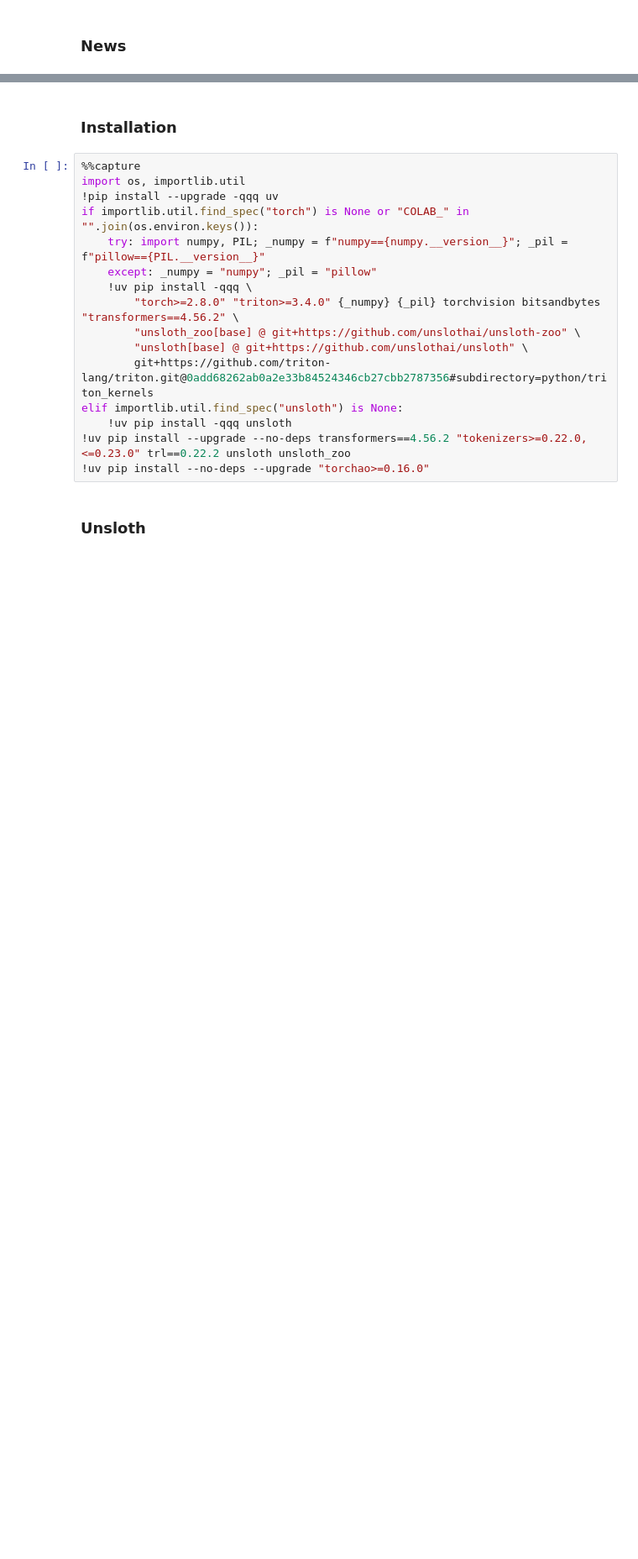
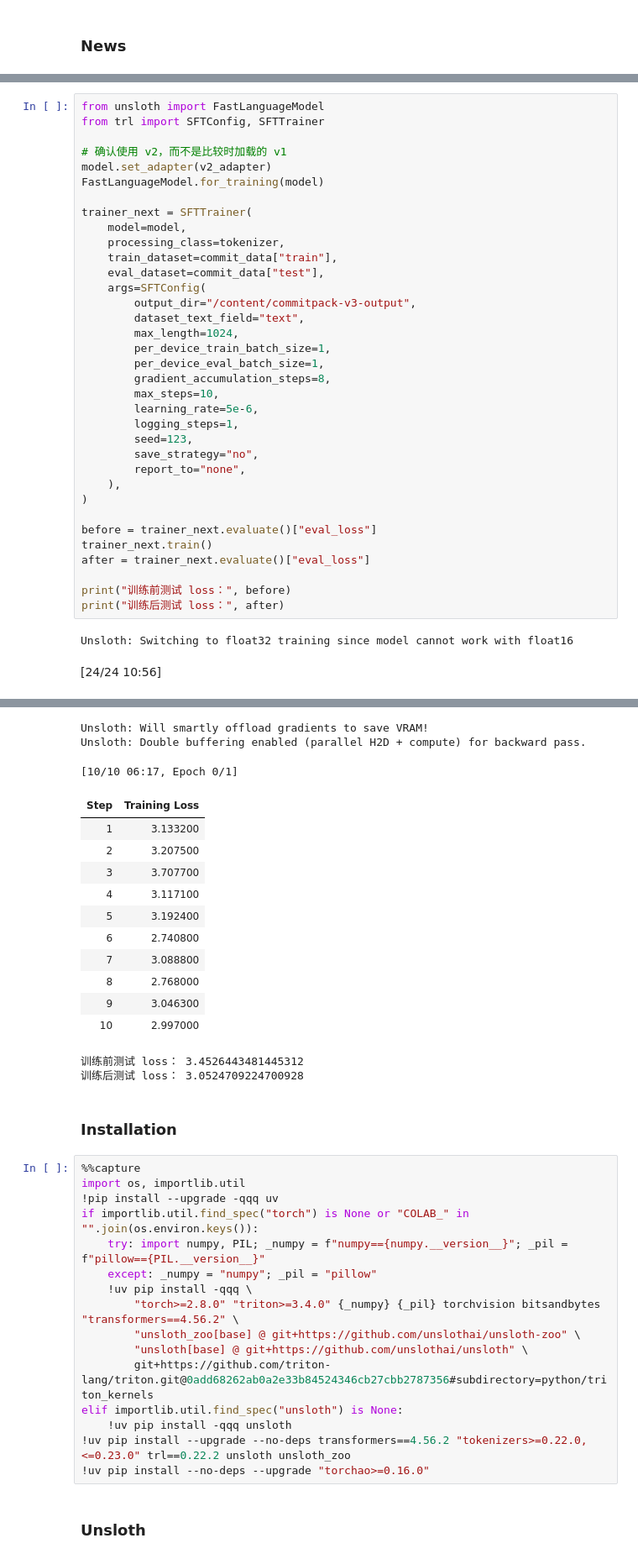
Before and after one commit to MWell281/AI-Training, a Jupyter notebook: nb/gpt-oss-(20B)-Fine-tuning.ipynb, the cells around one changed output, grey strips where cells are left out. Shown at 84% size. Saved outputs shown, nothing was run; the diff lists cells and outputs as text; blank space fills up the shorter version.

```diff
--- a/nb/gpt-oss-(20B)-Fine-tuning.ipynb
+++ b/nb/gpt-oss-(20B)-Fine-tuning.ipynb
@@ -27,0 +413,38 @@ Visit our docs for all our [model uploads](https://unsloth.ai/docs/get-started/u
+# %%
+from unsloth import FastLanguageModel
+from trl import SFTConfig, SFTTrainer
+
+# 确认使用 v2，而不是比较时加载的 v1
+model.set_adapter(v2_adapter)
+FastLanguageModel.for_training(model)
+
+trainer_next = SFTTrainer(
+    model=model,
+    processing_class=tokenizer,
+    train_dataset=commit_data["train"],
+    eval_dataset=commit_data["test"],
+    args=SFTConfig(
+        output_dir="/content/commitpack-v3-output",
+        dataset_text_field="text",
+        max_length=1024,
+        per_device_train_batch_size=1,
+        per_device_eval_batch_size=1,
+        gradient_accumulation_steps=8,
+        max_steps=10,
+        learning_rate=5e-6,
+        logging_steps=1,
+        seed=123,
+        save_strategy="no",
+        report_to="none",
+    ),
+)
+
+before = trainer_next.evaluate()["eval_loss"]
+trainer_next.train()
+after = trainer_next.evaluate()["eval_loss"]
+
+print("训练前测试 loss：", before)
+print("训练后测试 loss：", after)
+# %% [output]
+Unsloth: Switching to float32 training since model cannot work with float16
+[24/24 10:56]
@@ -28,3 +456,19 @@ Visit our docs for all our [model uploads](https://unsloth.ai/docs/get-started/u
+Unsloth: Will smartly offload gradients to save VRAM!
+Unsloth: Double buffering enabled (parallel H2D + compute) for backward pass.
+[10/10 06:17, Epoch 0/1]
+| Step | Training Loss |
+| 1 | 3.133200 |
+| 2 | 3.207500 |
+| 3 | 3.707700 |
+| 4 | 3.117100 |
+| 5 | 3.192400 |
+| 6 | 2.740800 |
+| 7 | 3.088800 |
+| 8 | 2.768000 |
+| 9 | 3.046300 |
+| 10 | 2.997000 |
+训练前测试 loss： 3.4526443481445312
+训练后测试 loss： 3.0524709224700928
 # %% [markdown]
 ### Installation
 # %%
```
Also changed, not shown: parts of 28 cells of this notebook.
